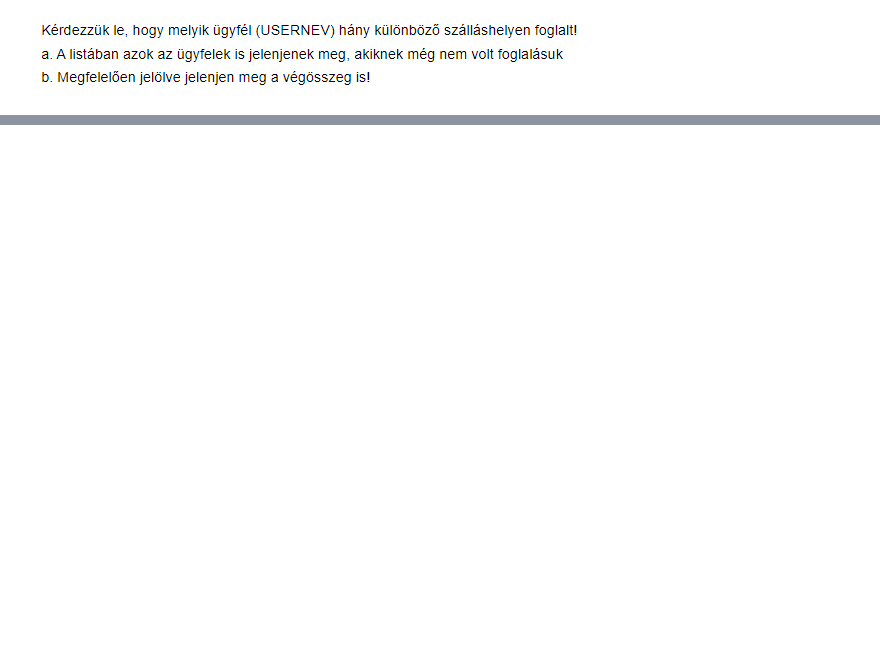
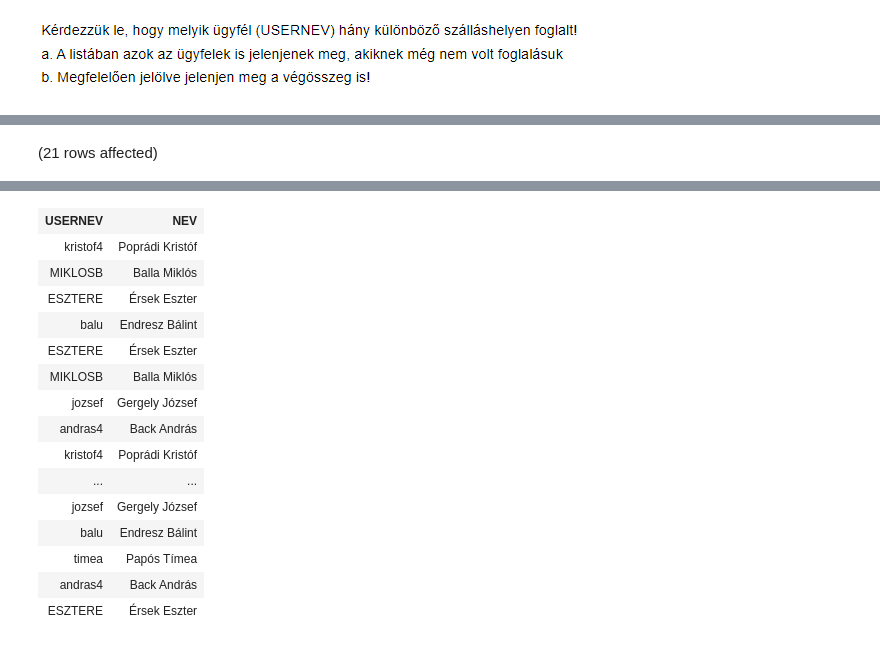
Before and after one commit to richardhestencz/Adatbazisok, a Jupyter notebook: zh2gyakora.ipynb, the cells around one changed output, grey strips where cells are left out. Drawn from its saved outputs; the diff is of its cells as text; code cells hidden in the pictures; blank space fills up the shorter version.

```diff
--- a/zh2gyakora.ipynb
+++ b/zh2gyakora.ipynb
@@ -43,0 +58,12 @@ Total execution time: 00:00:00
+# %%
+SELECT v.USERNEV, v.NEV
+FROM Vendeg v JOIN Foglalas f ON v.USERNEV = f.UGYFEL_FK
+WHERE NOT EXISTS
+(
+  SELECT *
+  FROM Foglalas f2
+  WHERE v.USERNEV = f2.UGYFEL_FK
+ AND f2.FELNOTT_SZAM + f2.GYERMEK_SZAM <>2
+)
+# %% [output]
+(21 rows affected)
@@ -43,0 +71,16 @@ Total execution time: 00:00:00
+| USERNEV | NEV |
+| kristof4 | Poprádi Kristóf |
+| MIKLOSB | Balla Miklós |
+| ESZTERE | Érsek Eszter |
+| balu | Endresz Bálint |
+| ESZTERE | Érsek Eszter |
+| MIKLOSB | Balla Miklós |
+| jozsef | Gergely József |
+| andras4 | Back András |
+| kristof4 | Poprádi Kristóf |
+| ... | ... |
+| jozsef | Gergely József |
+| balu | Endresz Bálint |
+| timea | Papós Tímea |
+| andras4 | Back András |
+| ESZTERE | Érsek Eszter |
```
Also changed, not shown: parts of 7 cells of this notebook, 2 other files.
